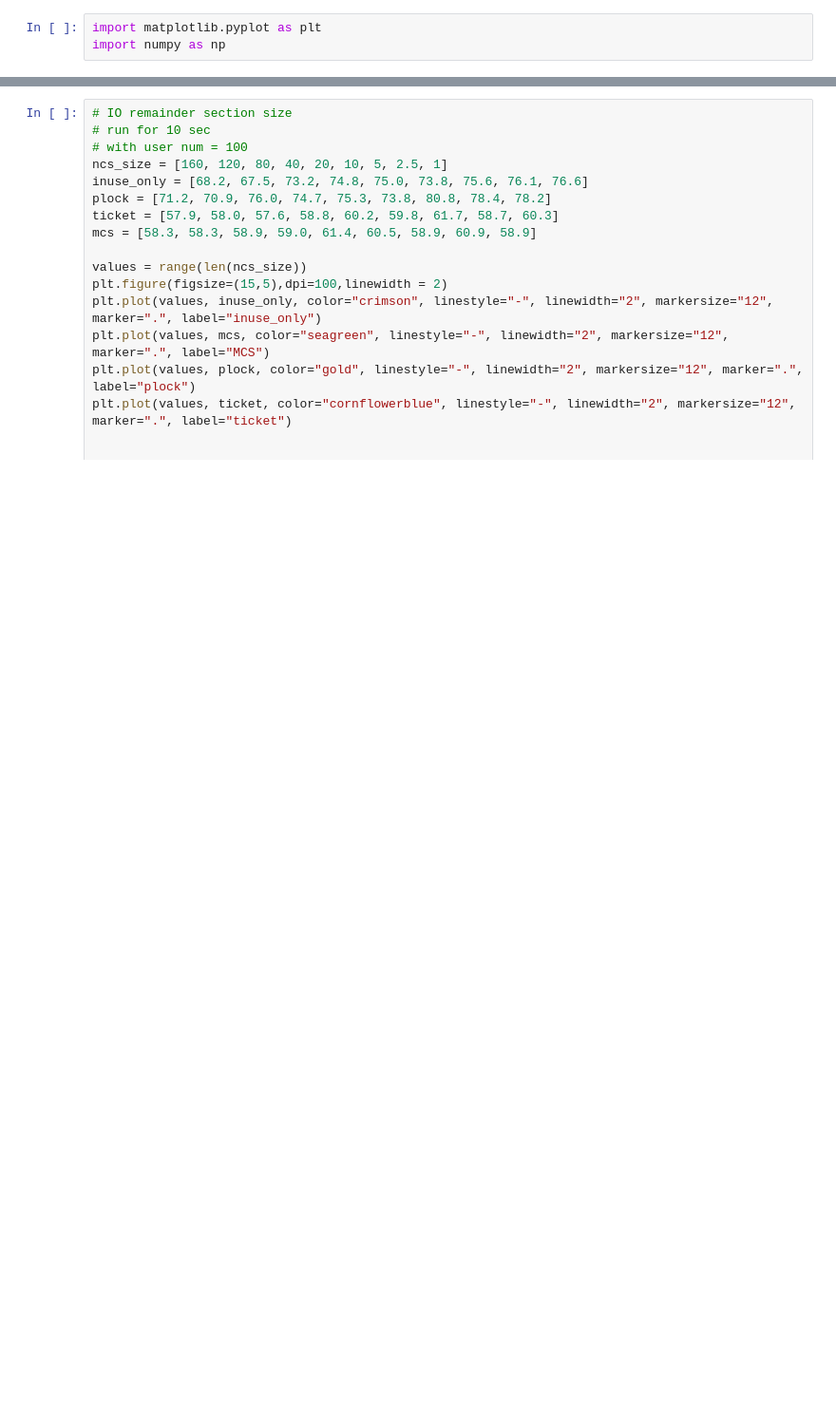
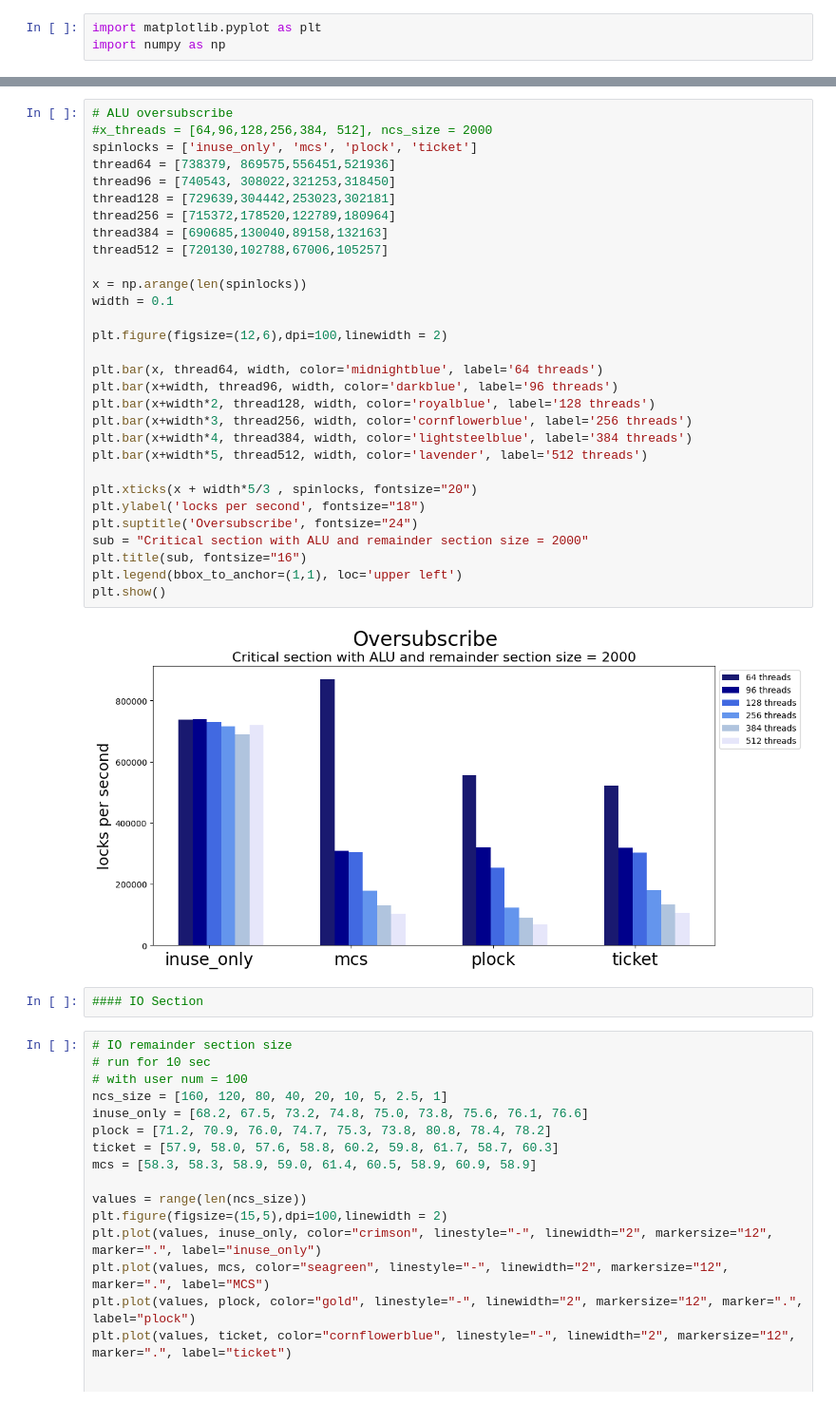
Before and after one commit to Ashen1110/Master_OS, a Jupyter notebook: code/test_data/test_data.ipynb, the cells around one changed output, grey strips where cells are left out. Shown at 95% size. Drawn from its saved outputs; the diff is of its cells as text; blank space fills up the shorter version.

```diff
--- a/code/test_data/test_data.ipynb
+++ b/code/test_data/test_data.ipynb
@@ -63,6 +63,40 @@ plt.legend()
 plt.show()
 # %% [output]
 [figure]
+# %%
+# ALU oversubscribe
+#x_threads = [64,96,128,256,384, 512], ncs_size = 2000
+spinlocks = ['inuse_only', 'mcs', 'plock', 'ticket']
+thread64 = [738379, 869575,556451,521936]
+thread96 = [740543, 308022,321253,318450]
+thread128 = [729639,304442,253023,302181]
+thread256 = [715372,178520,122789,180964]
+thread384 = [690685,130040,89158,132163]
+thread512 = [720130,102788,67006,105257]
+
+x = np.arange(len(spinlocks))
+width = 0.1
+
+plt.figure(figsize=(12,6),dpi=100,linewidth = 2)
+
+plt.bar(x, thread64, width, color='midnightblue', label='64 threads')
+plt.bar(x+width, thread96, width, color='darkblue', label='96 threads')
+plt.bar(x+width*2, thread128, width, color='royalblue', label='128 threads')
+plt.bar(x+width*3, thread256, width, color='cornflowerblue', label='256 threads')
+plt.bar(x+width*4, thread384, width, color='lightsteelblue', label='384 threads')
+plt.bar(x+width*5, thread512, width, color='lavender', label='512 threads')
+
+plt.xticks(x + width*5/3 , spinlocks, fontsize="20")
+plt.ylabel('locks per second', fontsize="18")
+plt.suptitle('Oversubscribe', fontsize="24")
+sub = "Critical section with ALU and remainder section size = 2000"
+plt.title(sub, fontsize="16")
+plt.legend(bbox_to_anchor=(1,1), loc='upper left')
+plt.show()
+# %% [output]
+[figure, added]
+# %%
+#### IO Section
 # %%
 # IO remainder section size
 # run for 10 sec
```
Also changed, not shown: parts of 1 cell of this notebook, 18 other files.
